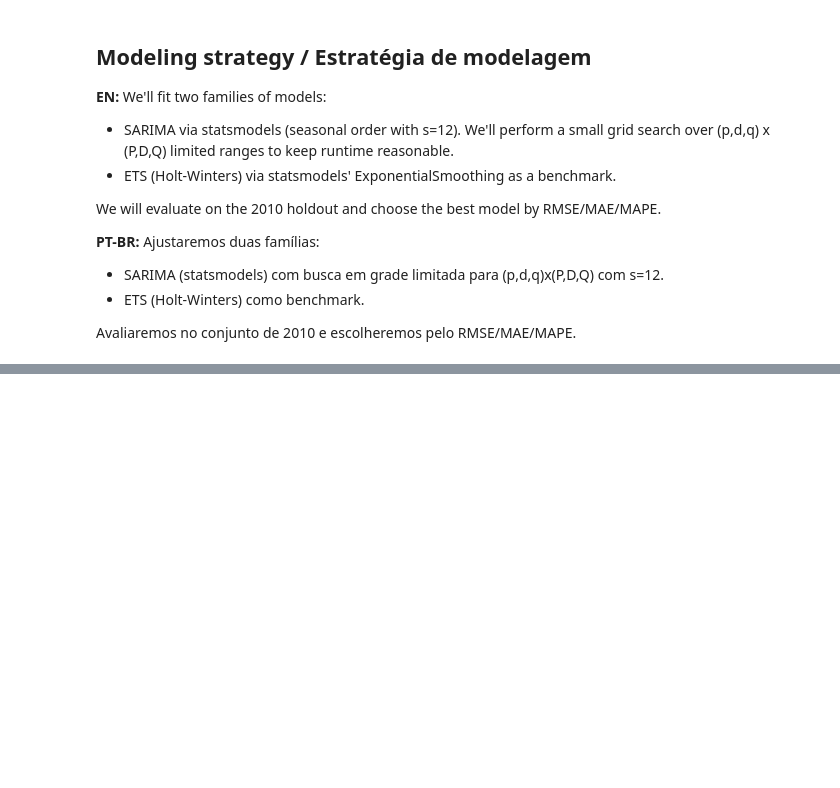
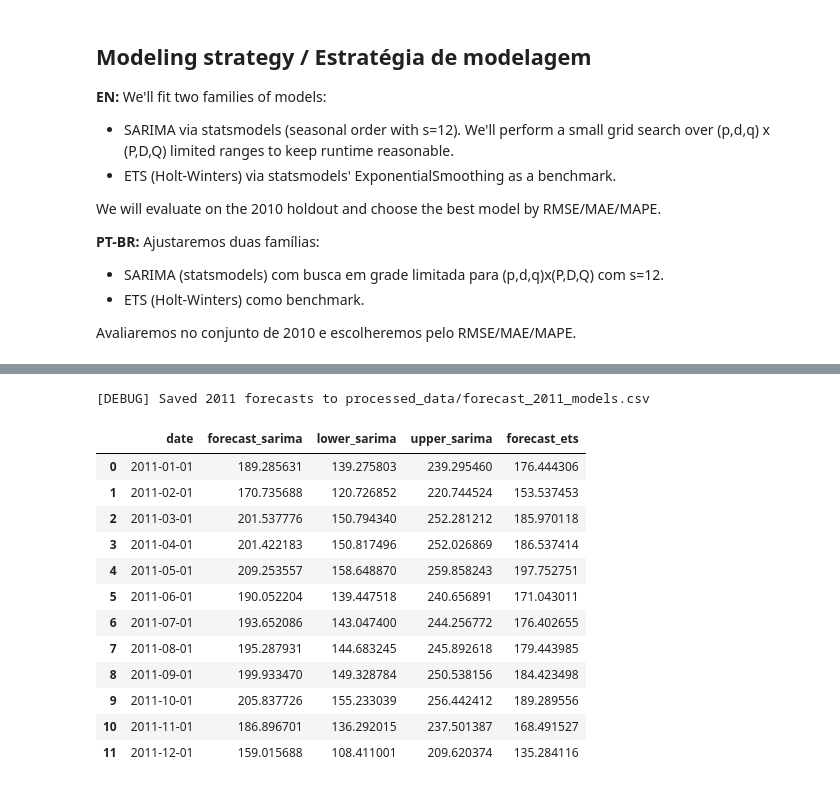
Before and after one commit to ioannisbaptista/IC2011---TB-MA, a Jupyter notebook: Forecasting.ipynb, the cells around one changed output, grey strips where cells are left out. Cells and saved outputs as stored; diff of their text form; code cells hidden in the pictures; blank space fills up the shorter version.

```diff
--- a/Forecasting.ipynb
+++ b/Forecasting.ipynb
@@ -301,35 +414,50 @@ plt.show()
 forecasts = []
 
 if not df_sarima_results.empty:
     sarima_fc = sarima_forecast_mean
     sarima_ci = sarima_forecast_ci
     sarima_df = pd.DataFrame({
         "date": pd.date_range(start="2011-01-01", periods=12, freq="MS"),
         "forecast_sarima": sarima_fc.values,
         "lower_sarima": sarima_ci.iloc[:,0].values,
         "upper_sarima": sarima_ci.iloc[:,1].values
     })
     forecasts.append(sarima_df)
 
 if ets_res is not None:
     ets_fc = ets_forecast_2011
     ets_df = pd.DataFrame({
         "date": pd.date_range(start="2011-01-01", periods=12, freq="MS"),
         "forecast_ets": ets_fc.values
     })
     forecasts.append(ets_df)
 
 # Merge forecasts if both exist
 if forecasts:
     df_forecast = forecasts[0]
     for f in forecasts[1:]:
         df_forecast = df_forecast.merge(f, on="date", how="outer")
     df_forecast.to_csv(DATA_DIR / "forecast_2011_models.csv", index=False)
-    dbg("Saved 2011 forecasts to processed_data/forecast_2011_models.csv",
+    debug("Saved 2011 forecasts to processed_data/forecast_2011_models.csv",
         "Previsões 2011 salvas em processed_data/forecast_2011_models.csv")
     display(df_forecast)
 else:
-    dbg("No forecasts produced.", "Nenhuma previsão produzida.")
+    debug("No forecasts produced.", "Nenhuma previsão produzida.")
+# %% [output]
+[DEBUG] Saved 2011 forecasts to processed_data/forecast_2011_models.csv
+|  | date | forecast_sarima | lower_sarima | upper_sarima | forecast_ets |
+| 0 | 2011-01-01 | 189.285631 | 139.275803 | 239.295460 | 176.444306 |
+| 1 | 2011-02-01 | 170.735688 | 120.726852 | 220.744524 | 153.537453 |
+| 2 | 2011-03-01 | 201.537776 | 150.794340 | 252.281212 | 185.970118 |
+| 3 | 2011-04-01 | 201.422183 | 150.817496 | 252.026869 | 186.537414 |
+| 4 | 2011-05-01 | 209.253557 | 158.648870 | 259.858243 | 197.752751 |
+| 5 | 2011-06-01 | 190.052204 | 139.447518 | 240.656891 | 171.043011 |
+| 6 | 2011-07-01 | 193.652086 | 143.047400 | 244.256772 | 176.402655 |
+| 7 | 2011-08-01 | 195.287931 | 144.683245 | 245.892618 | 179.443985 |
+| 8 | 2011-09-01 | 199.933470 | 149.328784 | 250.538156 | 184.423498 |
+| 9 | 2011-10-01 | 205.837726 | 155.233039 | 256.442412 | 189.289556 |
+| 10 | 2011-11-01 | 186.896701 | 136.292015 | 237.501387 | 168.491527 |
+| 11 | 2011-12-01 | 159.015688 | 108.411001 | 209.620374 | 135.284116 |
 # %%
 # EN/PT: Plot history (2001-2010) + forecasts for 2011 with intervals
 plt.figure(figsize=(12,6))
```
Also changed, not shown: parts of 12 cells of this notebook, 3 other files.
